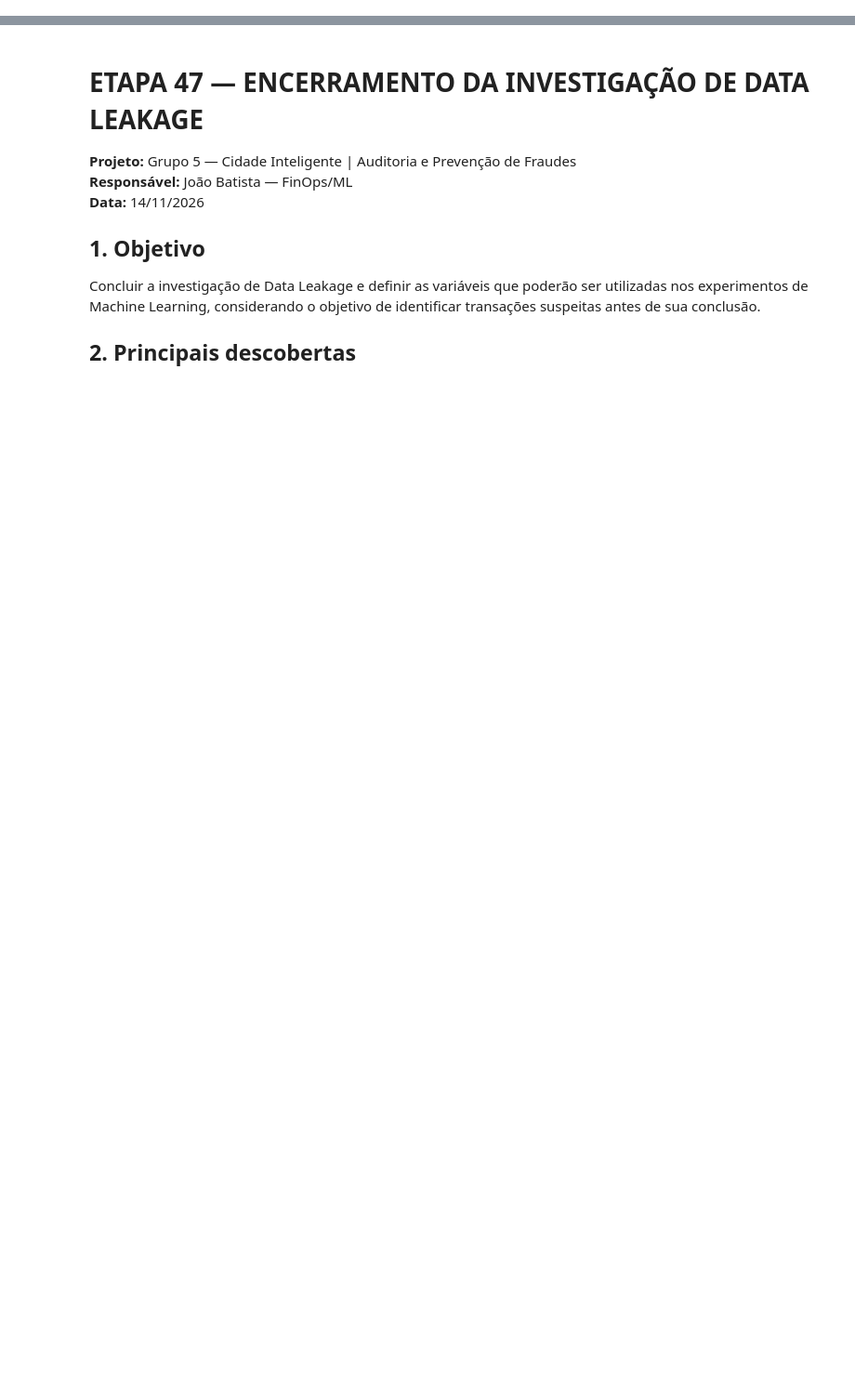
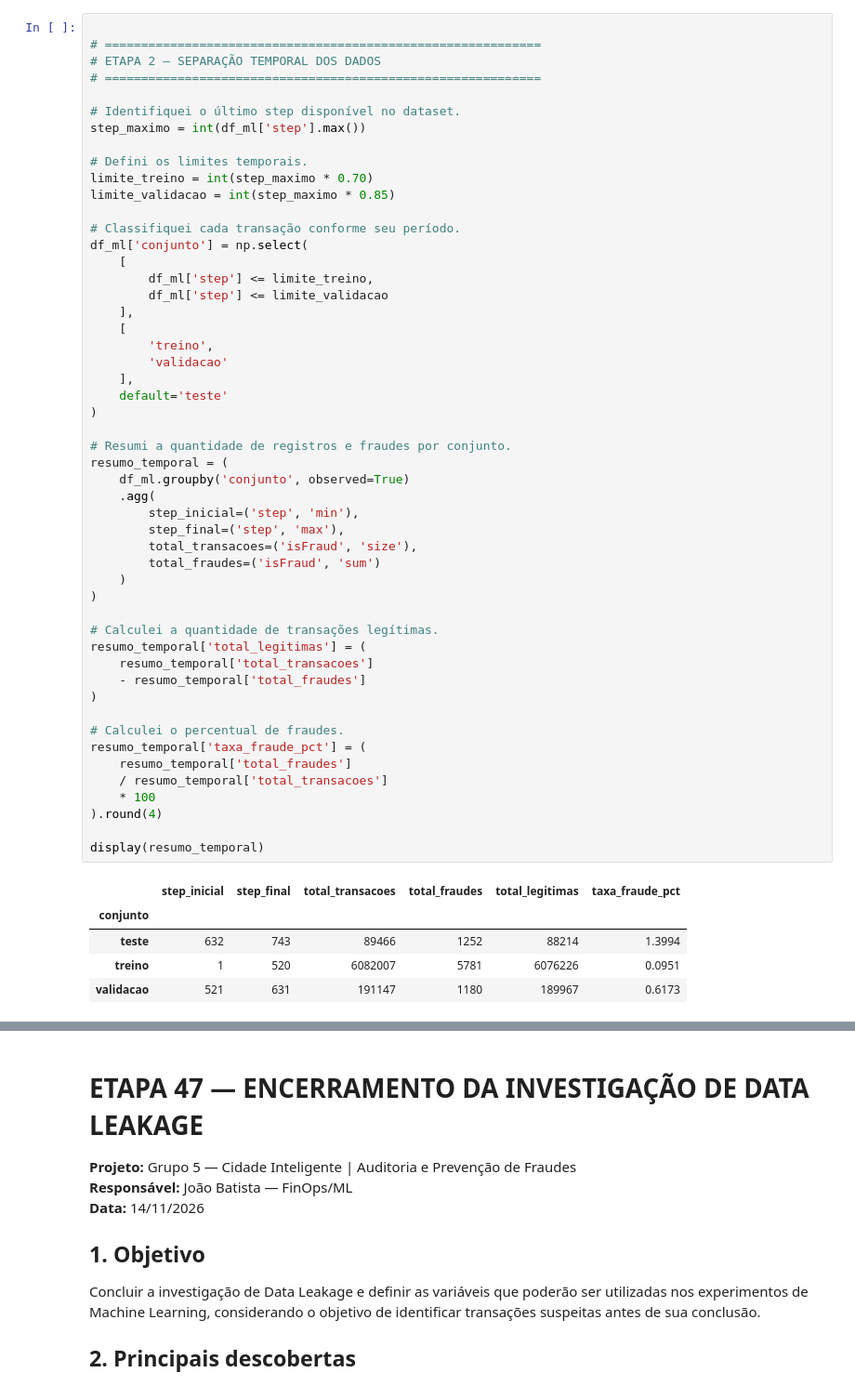
Before and after one commit to joaoribeiro-max/grupo5-fraud-detection, a Jupyter notebook: notebooks/01_analise_exploratoria.ipynb, the cells around one changed output, grey strips where cells are left out. Shown at 93% size. Drawn from its saved outputs; the diff is of its cells as text; blank space fills up the shorter version.

```diff
--- a/notebooks/01_analise_exploratoria.ipynb
+++ b/notebooks/01_analise_exploratoria.ipynb
@@ -0,0 +856,57 @@
+# %%
+
+# ============================================================
+# ETAPA 2 — SEPARAÇÃO TEMPORAL DOS DADOS
+# ============================================================
+
+# Identifiquei o último step disponível no dataset.
+step_maximo = int(df_ml['step'].max())
+
+# Defini os limites temporais.
+limite_treino = int(step_maximo * 0.70)
+limite_validacao = int(step_maximo * 0.85)
+
+# Classifiquei cada transação conforme seu período.
+df_ml['conjunto'] = np.select(
+    [
+        df_ml['step'] <= limite_treino,
+        df_ml['step'] <= limite_validacao
+    ],
+    [
+        'treino',
+        'validacao'
+    ],
+    default='teste'
+)
+
+# Resumi a quantidade de registros e fraudes por conjunto.
+resumo_temporal = (
+    df_ml.groupby('conjunto', observed=True)
+    .agg(
+        step_inicial=('step', 'min'),
+        step_final=('step', 'max'),
+        total_transacoes=('isFraud', 'size'),
+        total_fraudes=('isFraud', 'sum')
+    )
+)
+
+# Calculei a quantidade de transações legítimas.
+resumo_temporal['total_legitimas'] = (
+    resumo_temporal['total_transacoes']
+    - resumo_temporal['total_fraudes']
+)
+
+# Calculei o percentual de fraudes.
+resumo_temporal['taxa_fraude_pct'] = (
+    resumo_temporal['total_fraudes']
+    / resumo_temporal['total_transacoes']
+    * 100
+).round(4)
+
+display(resumo_temporal)
+# %% [output]
+|  | step_inicial | step_final | total_transacoes | total_fraudes | total_legitimas | taxa_fraude_pct |
+| conjunto |  |  |  |  |  |  |
+| teste | 632 | 743 | 89466 | 1252 | 88214 | 1.3994 |
+| treino | 1 | 520 | 6082007 | 5781 | 6076226 | 0.0951 |
+| validacao | 521 | 631 | 191147 | 1180 | 189967 | 0.6173 |
```
Also changed, not shown: parts of 17 cells of this notebook.
